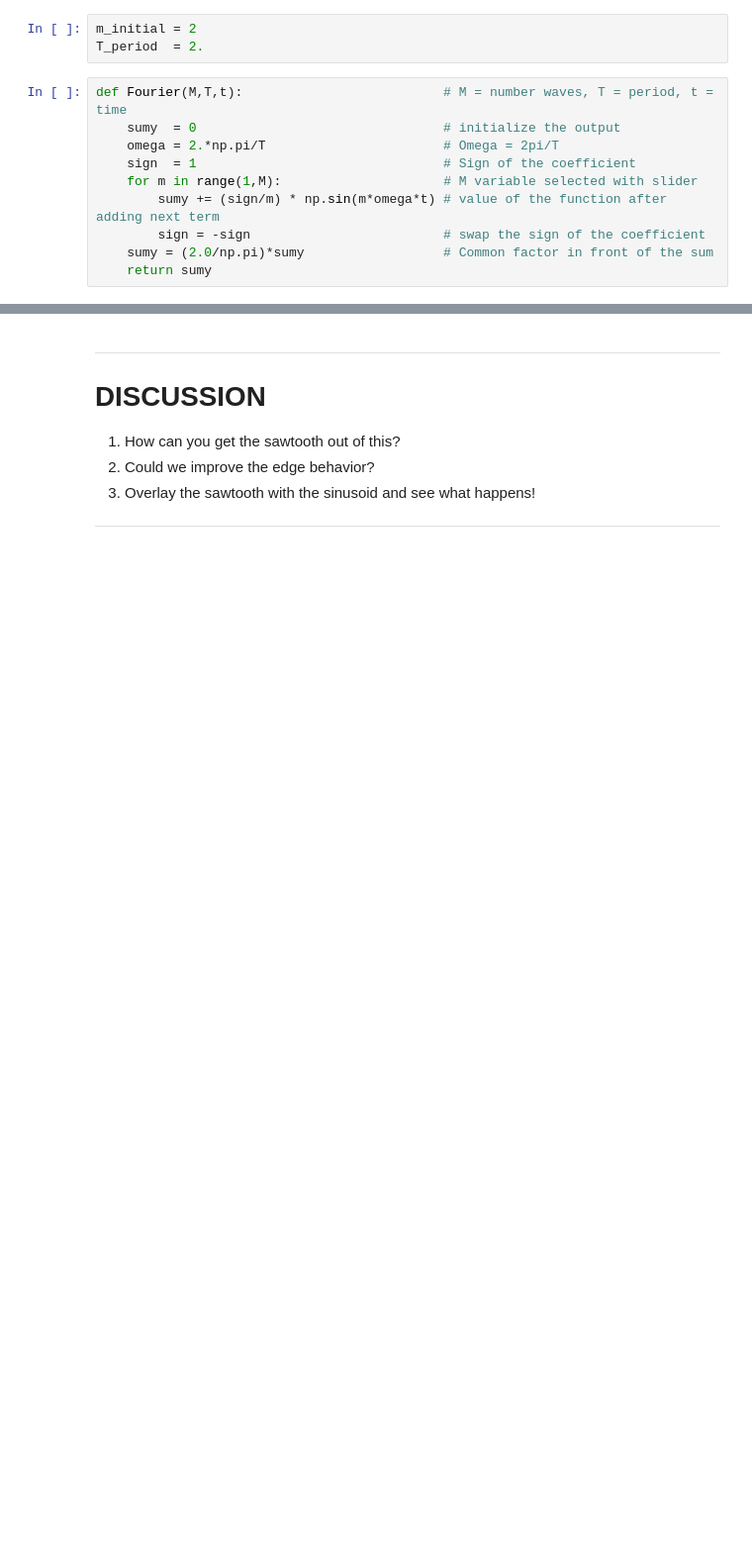
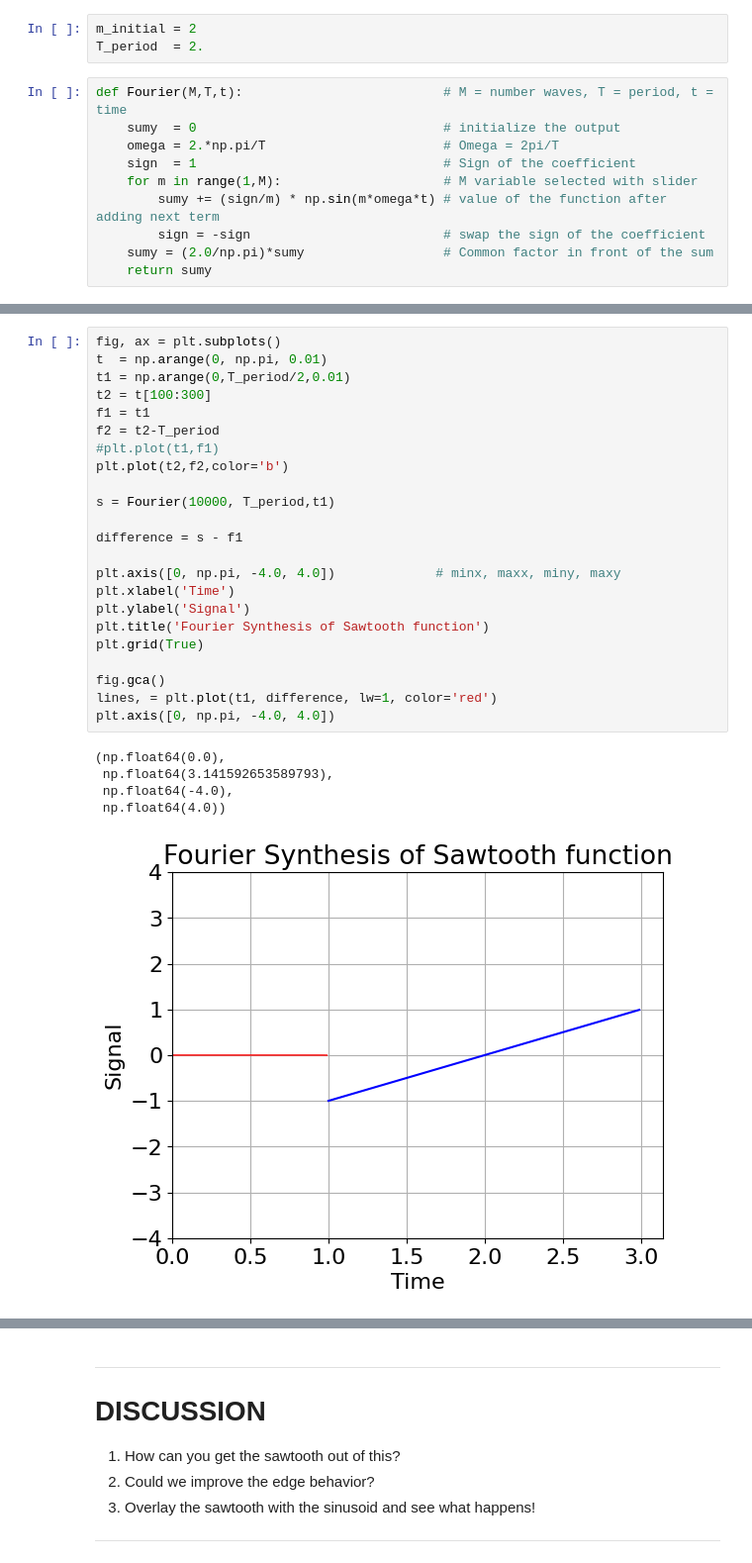
Before and after one commit to UChicagoPhysics/PHYS250, a Jupyter notebook: Examples/Fourier-Series.ipynb, the cells around one changed output, grey strips where cells are left out. Shown at 99% size. Drawn from its saved outputs; the diff is of its cells as text; blank space fills up the shorter version.

```diff
--- a/Examples/Fourier-Series.ipynb
+++ b/Examples/Fourier-Series.ipynb
@@ -267,3 +283,32 @@ plt.axis([0, np.pi, -4.0, 4.0])
+# %%
+fig, ax = plt.subplots()
+t  = np.arange(0, np.pi, 0.01)
+t1 = np.arange(0,T_period/2,0.01)
+t2 = t[100:300]
+f1 = t1
+f2 = t2-T_period
+#plt.plot(t1,f1)
+plt.plot(t2,f2,color='b')
+
+s = Fourier(10000, T_period,t1)
+
+difference = s - f1
+
+plt.axis([0, np.pi, -4.0, 4.0])             # minx, maxx, miny, maxy
+plt.xlabel('Time')
+plt.ylabel('Signal')
+plt.title('Fourier Synthesis of Sawtooth function')
+plt.grid(True)
+
+fig.gca()
+lines, = plt.plot(t1, difference, lw=1, color='red')
+plt.axis([0, np.pi, -4.0, 4.0])
+# %% [output]
+(np.float64(0.0),
+ np.float64(3.141592653589793),
+ np.float64(-4.0),
+ np.float64(4.0))
+[figure, added]
 # %%
 s = Fourier(2, T_period,t)
 fig.gca()
```
Also changed, not shown: parts of 9 cells of this notebook, 3 other files.
